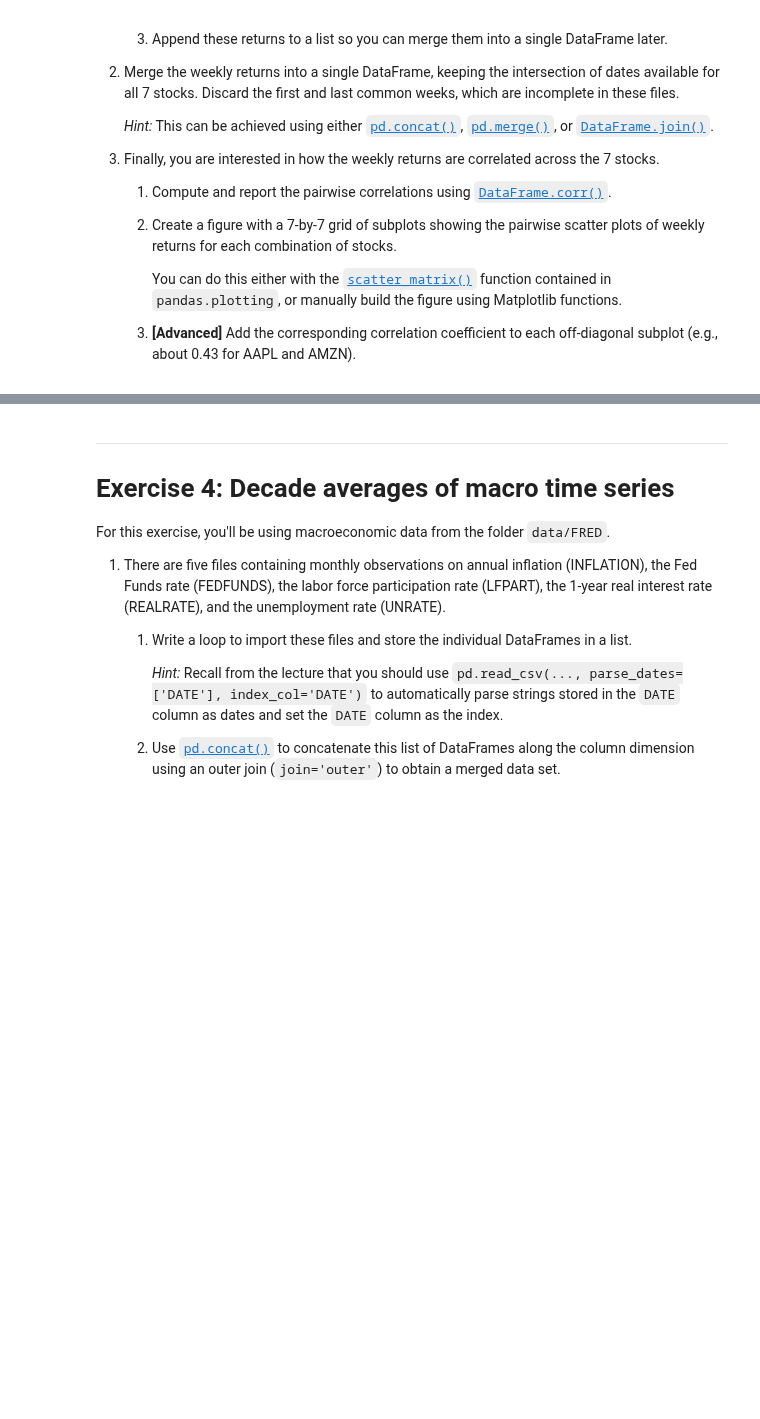
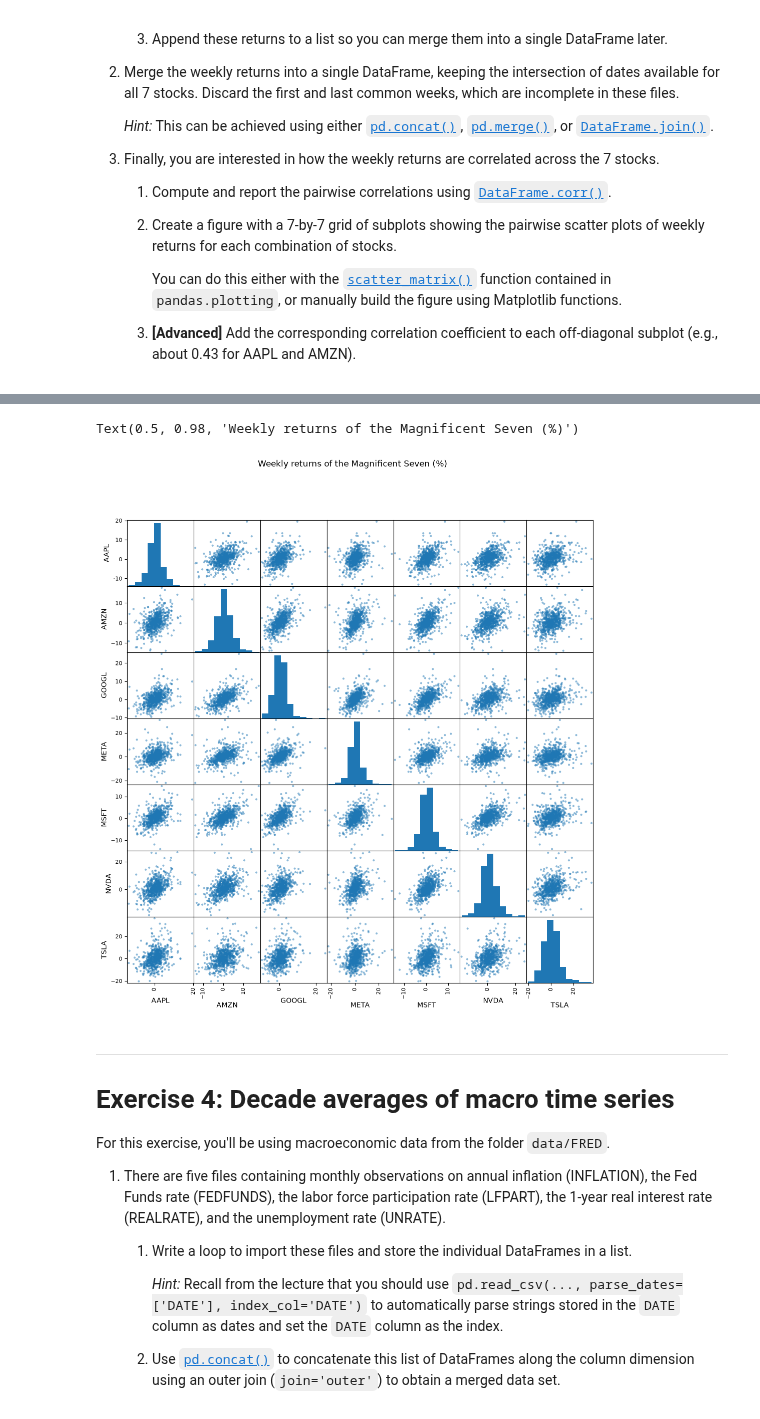
Before and after one commit to JKO-coder1/TECH2-H26, a Jupyter notebook: workshops/workshop5/workshop5_v1_JK.ipynb, the cells around one changed output, grey strips where cells are left out. Cells and saved outputs as stored; diff of their text form; code cells hidden in the pictures; blank space fills up the shorter version.

```diff
--- a/workshops/workshop5/workshop5_v1_JK.ipynb
+++ b/workshops/workshop5/workshop5_v1_JK.ipynb
@@ -27,0 +30,9 @@ For this exercise, you'll be using macroeconomic data from the folder `data/FRED
+# %%
+import pandas as pd
+
+dfs = []
+
+for year in range(1950, 2020, 10):
+    file = f'{DATA_PATH}/FRED/FRED_monthly_{year}.csv'
+    df = pd.read_csv(file, parse_dates=['DATE'])
+    dfs.append(df)
@@ -36,3 +98,17 @@ Load the seven decade files `FRED_monthly_YYYY.csv` in the local `data/FRED`
 folder using `glob.glob()`. Match names starting with `FRED_monthly_1` or
 `FRED_monthly_2`, and store the DataFrames in a list. Parse `DATE` as dates and
 set it as the index. Concatenate the list along the row axis and sort by date.
+# %%
+import glob
+
+files = glob.glob(f'{DATA_PATH}/FRED/FRED_monthly_[12]*.csv')
+
+df_s = []
+
+for file in files:
+    df = pd.read_csv(file, parse_dates=['DATE'], index_col='DATE')
+    df_s.append(df)
+
+df_ = pd.concat(df_s, axis=0).sort_index()
+
+df_
@@ -93,3 +184,17 @@ The data for this exercise is located in the folder `data/stockmarket/`.
 
     3.  **[Advanced]** Add the corresponding correlation coefficient to each
         off-diagonal subplot (e.g., about 0.43 for AAPL and AMZN).
+# %%
+tickers = ['AAPL', 'AMZN', 'GOOGL', 'META', 'MSFT', 'NVDA', 'TSLA']
+
+weekly_returns = []
+
+for ticker in tickers:
+    file = f'{DATA_PATH}/stockmarket/{ticker}.csv'
+    df = pd.read_csv(file, parse_dates=['Date'], index_col='Date')
+    weekly_open = df['Open'].resample('W').first()
+    weekly_close = df['Close'].resample('W').last()
+    w_returns = (weekly_close - weekly_open)/weekly_open * 100
+    weekly_returns.append(w_returns)
+# %%
+df_returns = pd.concat(weekly_returns, axis=1, join='inner', keys=tickers).iloc[1:-1]
@@ -96,3 +213,12 @@ The data for this exercise is located in the folder `data/stockmarket/`.
+# %%
+from pandas.plotting import scatter_matrix
+import matplotlib.pyplot as plt
+
+scatter_matrix(df_returns, figsize=(12, 12))
+plt.suptitle('Weekly returns of the Magnificent Seven (%)')
+# %% [output]
+Text(0.5, 0.98, 'Weekly returns of the Magnificent Seven (%)')
+[figure, added]
 # %% [markdown]
 ***
 # Exercise 4: Decade averages of macro time series
```
Also changed, not shown: parts of 11 cells of this notebook.
